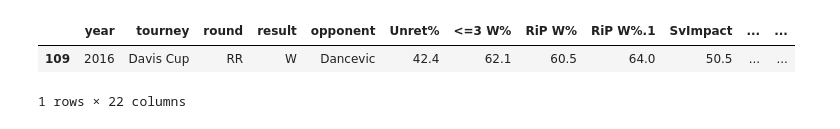
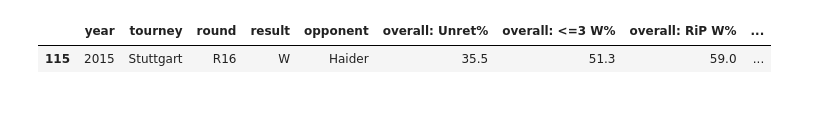
Before and after one commit to altairaguelo/tennis_serve_data_analysis, a Jupyter notebook: data-cleaning/monfils_data_cleaining.ipynb, the cells around one changed output. Drawn from its saved outputs; the diff is of its cells as text; code cells hidden in the pictures.

```diff
--- a/data-cleaning/monfils_data_cleaining.ipynb
+++ b/data-cleaning/monfils_data_cleaining.ipynb
@@ -2,6 +2,6 @@
 import pandas as pd
 import numpy as np
 # %%
-monfils = pd.read_csv('/Users/jasontang/Desktop/cogs108/Group053_SP25/monfils_serve_chart.csv')
-monfils.drop(columns=['Unnamed: 0'], inplace=True)
+monfils = pd.read_csv('../data/monfils_serve_chart.csv')
 monfils = monfils.replace('-', np.NaN)
+monfils.head()
@@ -8,11 +44,11 @@ monfils = monfils.replace('-', np.NaN)
 # %%
-string_cols=[ 'Unret%', '<=3 W%',
-       'RiP W%', 'RiP W%.1', 'SvImpact', '1st: Unret%', '1st: <=3 W%',
-       'RiP W%.2', 'RiP W%.3', 'SvImpact1st', 'D Wide%', 'A Wide%', 'BP Wide%',
-       '2nd: Unret%', '2nd: <=3 W%', '2nd: RiP W%']
+string_cols=[ 'overall: Unret%','overall: <=3 W%', 'overall: RiP W%',
+             'overall: SvImpact','1st: Unret%', '1st: <=3 W%',
+             '1st: RiP W%', '1st: SvImpact','1st: D Wide%', '1st: A Wide%',
+             '1st: A BP Wide%', '2nd: Unret%','2nd: <=3 W%', '2nd: RiP W%']
 
 for col in string_cols:
     monfils[col] = monfils[col].str.replace('%', '')
     monfils[col] = monfils[col].astype('float64')
-monfils
+monfils.head()
 # %% [output]
@@ -44,6 +61,5 @@ monfils.describe()
 # %%
-monfils[monfils['tourney']=='Davis Cup']
+monfils[monfils['tourney'] == 'Stuttgart']
 # %% [output]
-|  | year | tourney | round | result | opponent | Unret% | <=3 W% | RiP W% | RiP W%.1 | SvImpact | ... | ... |
-| 109 | 2016 | Davis Cup | RR | W | Dancevic | 42.4 | 62.1 | 60.5 | 64.0 | 50.5 | ... | ... |
+|  | year | tourney | round | result | opponent | overall: Unret% | overall: <=3 W% | overall: RiP W% | ... |
+| 115 | 2015 | Stuttgart | R16 | W | Haider | 35.5 | 51.3 | 59.0 | ... |
-1 rows × 22 columns
```
Also changed, not shown: parts of 22 cells of this notebook, 3 other files.
